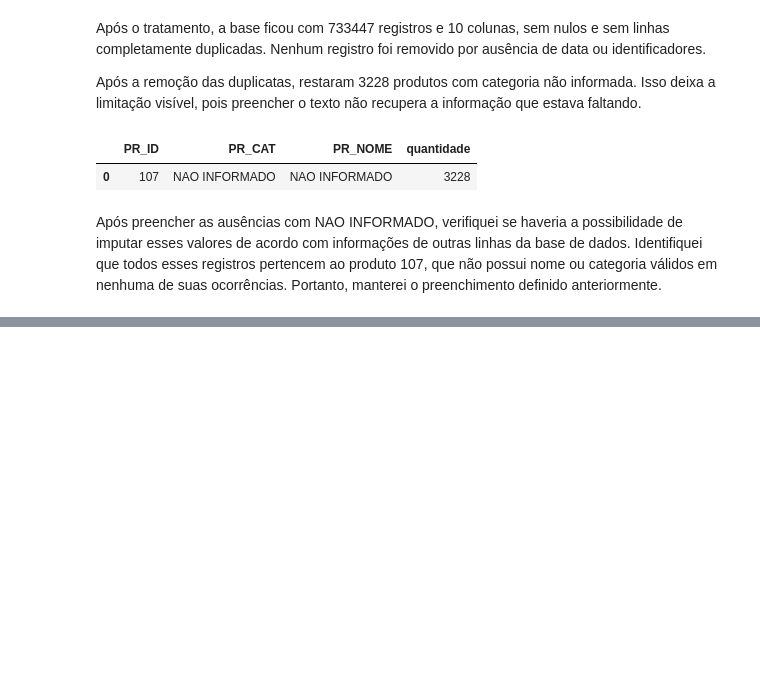
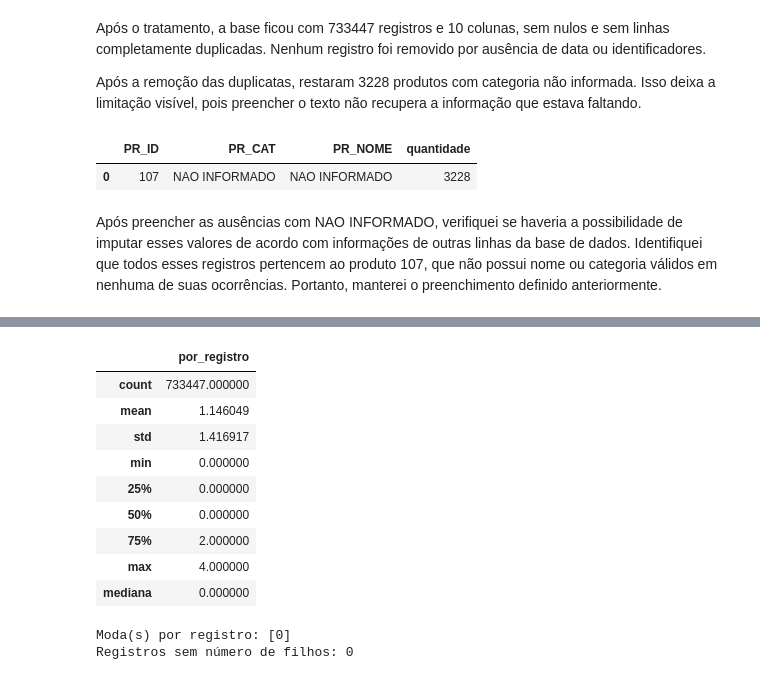
Before and after one commit to isabelagomesdacosta-gif/Miniprojeto_IsabelaGomesDaCosta_Analise_de_Dados_T1, a Jupyter notebook: mini_projeto_analise_de_dados_com_python.ipynb, the cells around one changed output, grey strips where cells are left out. Cells and saved outputs as stored; diff of their text form; code cells hidden in the pictures; blank space fills up the shorter version.

```diff
--- a/mini_projeto_analise_de_dados_com_python.ipynb
+++ b/mini_projeto_analise_de_dados_com_python.ipynb
@@ -372,0 +379,24 @@ Após preencher as ausências com NAO INFORMADO, verifiquei se haveria a possibi
+# %%
+# Calcula contagem, média, desvio padrão, mínimo, quartis e máximo
+estatisticas_registros = df_limpo["CL_FHL"].describe().to_frame("por_registro")
+
+# Acrescenta a mediana explicitamente; ela também corresponde ao quartil de 50%
+estatisticas_registros.loc["mediana", "por_registro"] = df_limpo["CL_FHL"].median()
+modas_registros = df_limpo["CL_FHL"].mode().tolist()
+
+display(estatisticas_registros)
+print("Moda(s) por registro:", modas_registros)
+print("Registros sem número de filhos:", df_limpo["CL_FHL"].isna().sum())
+# %% [output]
+|  | por_registro |
+| count | 733447.000000 |
+| mean | 1.146049 |
+| std | 1.416917 |
+| min | 0.000000 |
+| 25% | 0.000000 |
+| 50% | 0.000000 |
+| 75% | 2.000000 |
+| max | 4.000000 |
+| mediana | 0.000000 |
+Moda(s) por registro: [0]
+Registros sem número de filhos: 0
```
Also changed, not shown: parts of 8 cells of this notebook.
